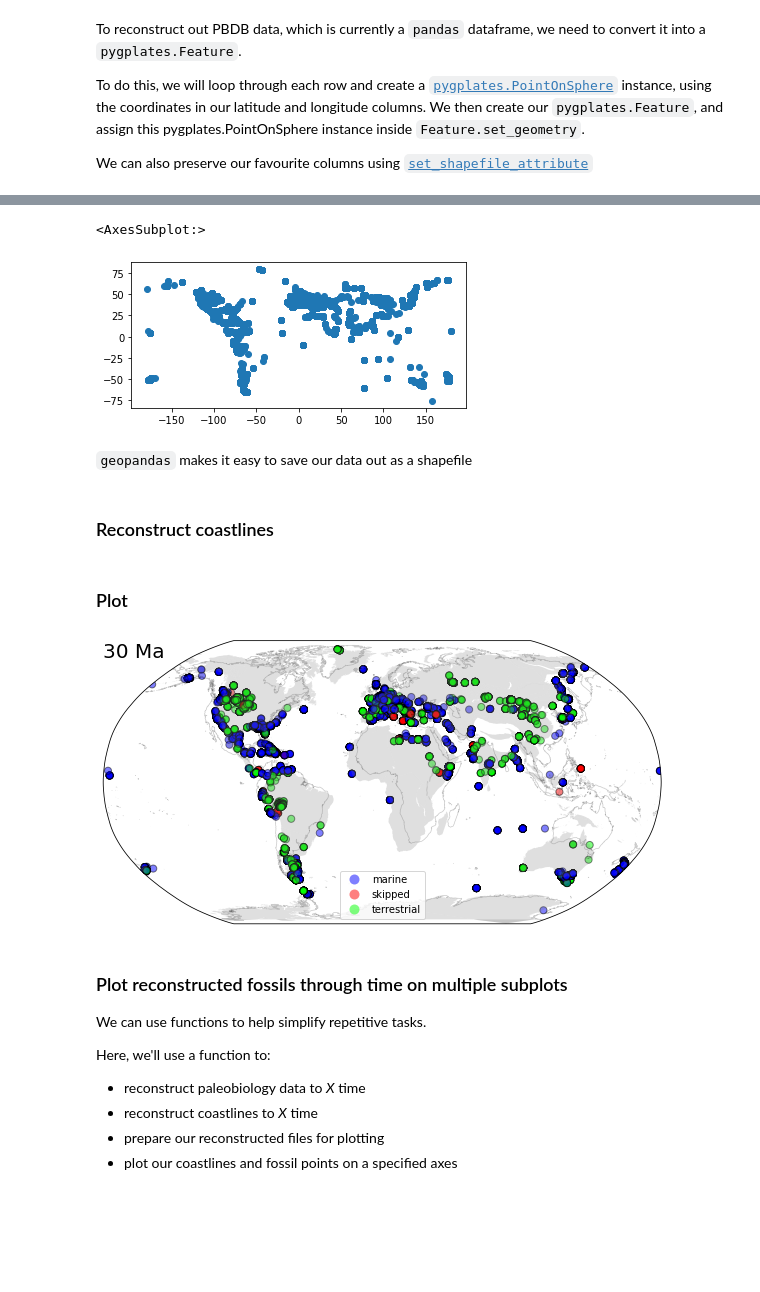
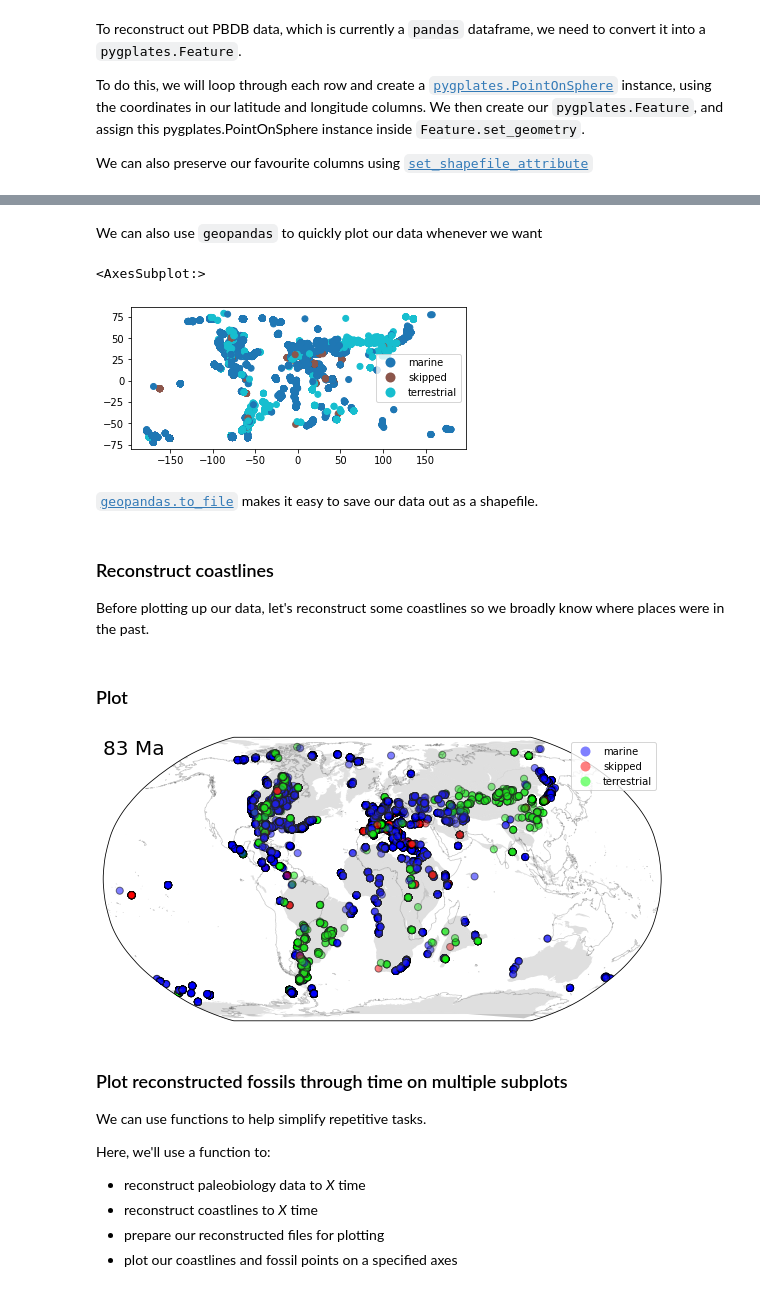
Before and after one commit to GPlates/pygplates-course-2022, a Jupyter notebook: 05-Reconstructing-more-features.ipynb, the cells around one changed output, grey strips where cells are left out. Drawn from its saved outputs; the diff is of its cells as text; code cells hidden in the pictures; blank space fills up the shorter version.

```diff
--- a/05-Reconstructing-more-features.ipynb
+++ b/05-Reconstructing-more-features.ipynb
@@ -237,12 +238,14 @@ for index, row in pbdb_data.iterrows():
     point = pygplates.PointOnSphere(float(row.lat), float(row.lng))  # use the lat and lng columns as our coordinates
     pbdb_point_feature = pygplates.Feature()
     pbdb_point_feature.set_geometry(point)
+
+    # set other attributes that aren't native to pygplates
     pbdb_point_feature.set_shapefile_attribute('accepted_name', row.accepted_name)
     pbdb_point_feature.set_shapefile_attribute('environment', row.environment)
     pbdb_point_feature.set_shapefile_attribute('environment_broad', row.environment_broad)
-    pbdb_point_feature.set_shapefile_attribute('early_interval', row.early_interval)
-    pbdb_point_feature.set_shapefile_attribute('late_interval', row.late_interval)
     pbdb_point_feature.set_shapefile_attribute('occurrence_no', row.occurrence_no)
+
+    # set time the point is valid for
     pbdb_point_feature.set_valid_time(row.max_ma, row.min_ma)  # assign ages for each point
     pbdb_point_features.append(pbdb_point_feature)   # save to pbdb_point_features
 # %%
@@ -263,9 +265,9 @@ Wall time: 12min 36s
 Similar to previous examples, we use `pygplates.reconstruct` to reconstruct our points
 # %%
 # reconstruct pbdb data
-pbdb_30Ma = []
-reconstruction_time = 30
-pygplates.reconstruct(pbdb_cc, rotation_model, pbdb_30Ma, reconstruction_time)
+reconstructed_pbdb = []
+reconstruction_time = 83
+pygplates.reconstruct(pbdb_cc, rotation_model, reconstructed_pbdb, reconstruction_time)
 # %% [markdown]
 ### Convert our reconstructed points into a geoDataFrame
 
@@ -290,8 +294,6 @@ def create_geodataframe_from_pbdb(pygplates_recon_geom, reconstruction_time):
     recon_gpd['accepted_names'] = None
     recon_gpd['environment'] = None
     recon_gpd['environment_broad'] = None
-    recon_gpd['late_interval'] = None
-    recon_gpd['early_inverval'] = None
     recon_gpd['occurrence_no'] = None
     recon_gpd['geometry'] = None
     recon_gpd['reconstruction_time'] = None
@@ -328,8 +330,6 @@ def create_geodataframe_from_pbdb(pygplates_recon_geom, reconstruction_time):
         accepted_names.append(point.get_shapefile_attribute('accepted_name'))
         environments.append(point.get_shapefile_attribute('environment'))
         broad_environments.append(point.get_shapefile_attribute('environment_broad'))
-        early_intervals.append(point.get_shapefile_attribute('early_interval'))
-        late_intervals.append(point.get_shapefile_attribute('late_interval'))
         occurence_nos.append(point.get_shapefile_attribute('occurrence_no'))
 
         reconstruction_times.append(reconstruction_time)
@@ -347,8 +347,6 @@ def create_geodataframe_from_pbdb(pygplates_recon_geom, reconstruction_time):
     recon_gpd['accepted_names'] = accepted_names
     recon_gpd['environment'] = environments
     recon_gpd['environment_broad'] = broad_environments
-    recon_gpd['late_interval'] = late_intervals
-    recon_gpd['early_inverval'] = early_intervals
     recon_gpd['occurrence_no'] = occurence_nos
     recon_gpd['geometry'] = geometries
     recon_gpd['reconstruction_time'] = reconstruction_times
@@ -357,2 +357,3 @@ def create_geodataframe_from_pbdb(pygplates_recon_geom, reconstruction_time):
 # %%
-gpd_pbdb = create_geodataframe_from_pbdb(pbdb_30Ma, reconstruction_time)
+gpd_pbdb = create_geodataframe_from_pbdb(reconstructed_pbdb, reconstruction_time)
+gpd_pbdb
@@ -361,13 +374,17 @@ gpd_pbdb = create_geodataframe_from_pbdb(pbdb_30Ma, reconstruction_time)
+# %% [markdown]
+We can also use `geopandas` to quickly plot our data whenever we want
 # %%
-gpd_pbdb.plot()
+gpd_pbdb.plot(column='environment_broad', legend=True)  # quickly plot the geodataframe
 # %% [output]
 <AxesSubplot:>
-[figure, old version]
+[figure, new version]
 # %% [markdown]
-`geopandas` makes it easy to save our data out as a shapefile
+[`geopandas.to_file`](https://geopandas.org/en/stable/docs/reference/api/geopandas.GeoDataFrame.to_file.html) makes it easy to save our data out as a shapefile.
 # %%
 gpd_pbdb.to_file('reconstructed_pbdb_data_%sMa.shp' % reconstruction_time)
 # %% [markdown]
 ### Reconstruct coastlines
+
+Before plotting up our data, let's reconstruct some coastlines so we broadly know where places were in the past.
 # %%
 reconstructed_coastlines = []
@@ -394,7 +412,9 @@ date_line_wrapper = pygplates.DateLineWrapper()
 for polygon in reconstructed_coastlines:
     wrapped_polygons = date_line_wrapper.wrap(polygon.get_reconstructed_geometry())
     for poly in wrapped_polygons:
-        coastlines_for_plotting.append(LinearRing([(p.get_longitude(), p.get_latitude()) for p in poly.get_exterior_points()]))
+        coastlines_for_plotting.append(
+            LinearRing([(p.get_longitude(), p.get_latitude())
+                        for p in poly.get_exterior_points()]))
 ax.add_geometries(coastlines_for_plotting, ccrs.PlateCarree(), facecolor='grey', alpha=0.25)
 
 # ---
@@ -402,11 +422,10 @@ ax.add_geometries(coastlines_for_plotting, ccrs.PlateCarree(), facecolor='grey',
 gpd_pbdb.plot(ax=ax, column='environment_broad', cmap='brg', alpha=alpha, edgecolor='k',
                    markersize=markersize, transform=ccrs.PlateCarree(), legend=True)
 
-
 plt.title('%s Ma' % reconstruction_time, fontsize=20, loc='left', y=0.92)
 plt.show()
 # %% [output]
-[figure, old version]
+[figure, new version]
 # %% [markdown]
 ### Plot reconstructed fossils through time on multiple subplots
 
```
Also changed, not shown: parts of 31 cells of this notebook.
